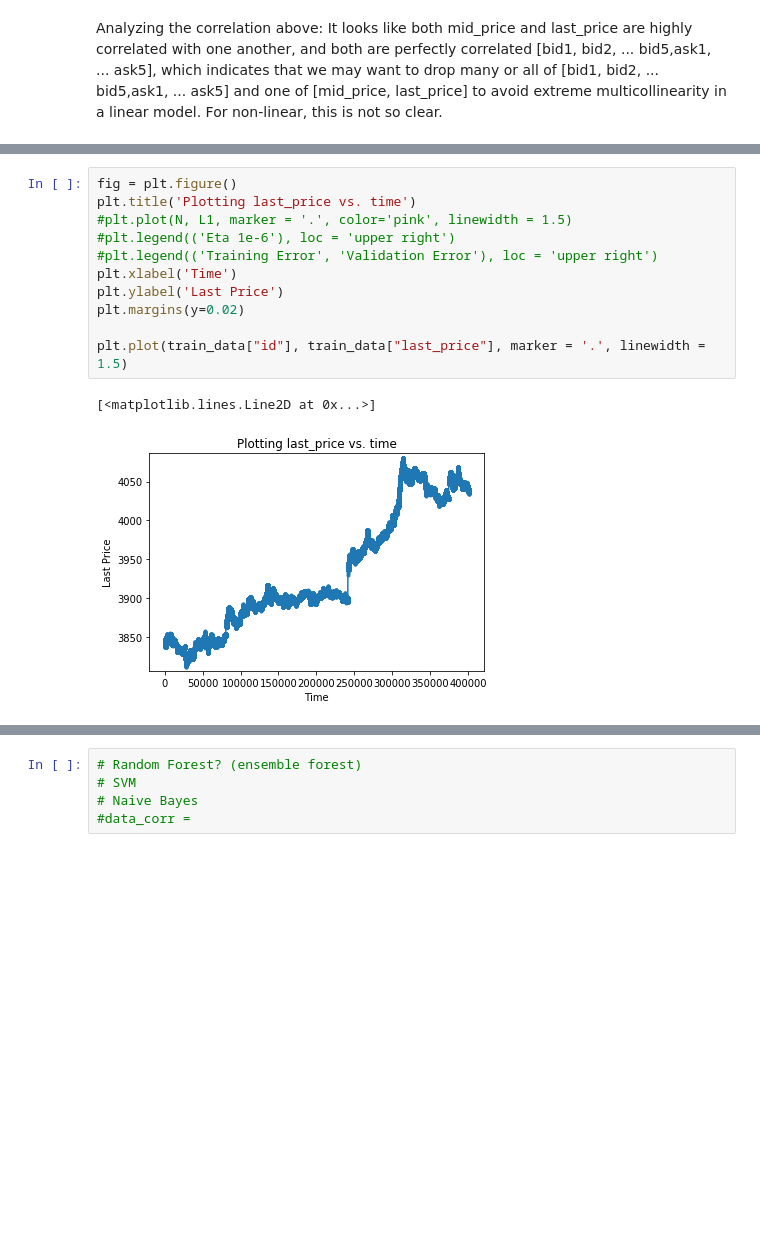
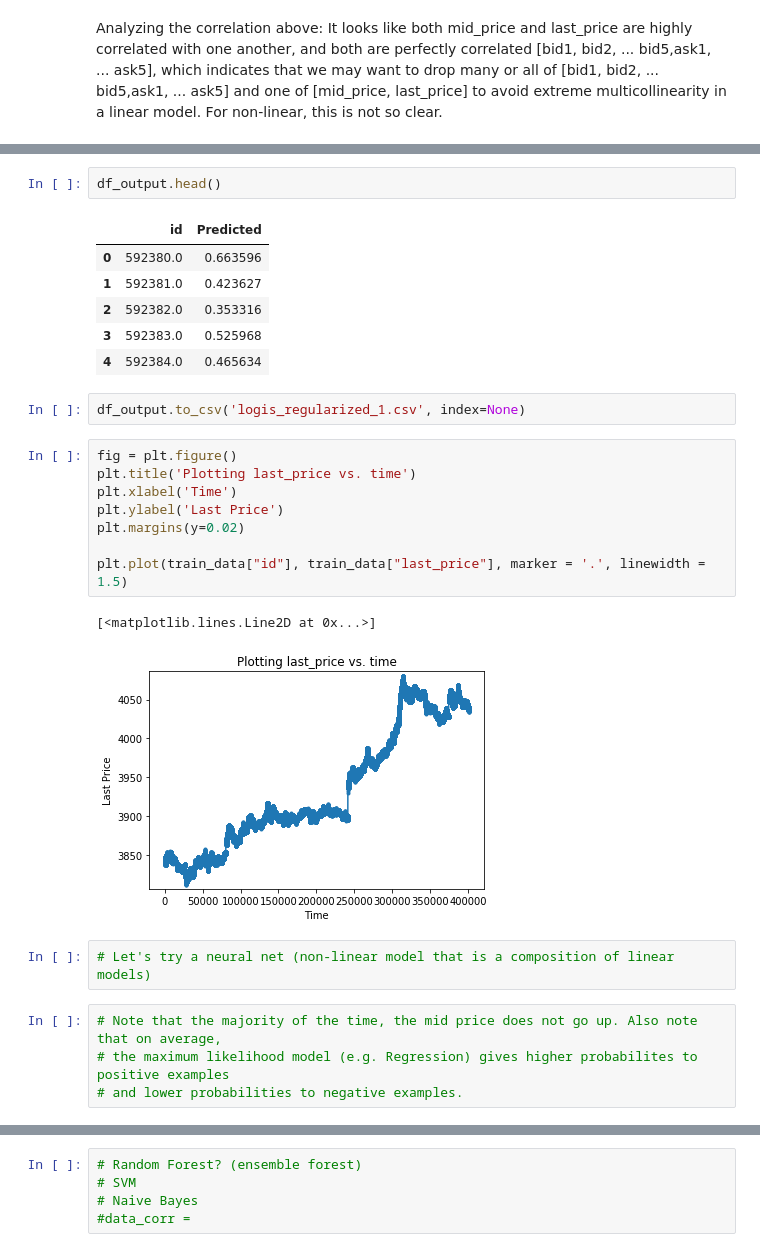
Before and after one commit to betzcats/cs155project1, a Jupyter notebook: MayaCode.ipynb, the cells around one changed output, grey strips where cells are left out. Saved outputs shown, nothing was run; the diff lists cells and outputs as text; blank space fills up the shorter version.

```diff
--- a/MayaCode.ipynb
+++ b/MayaCode.ipynb
@@ -55,9 +181,17 @@ to avoid extreme multicollinearity in a linear model. For non-linear, this is no
+# %%
+df_output.head()
+# %% [output]
+|  | id | Predicted |
+| 0 | 592380.0 | 0.663596 |
+| 1 | 592381.0 | 0.423627 |
+| 2 | 592382.0 | 0.353316 |
+| 3 | 592383.0 | 0.525968 |
+| 4 | 592384.0 | 0.465634 |
+# %%
+df_output.to_csv('logis_regularized_1.csv', index=None)
 # %%
 fig = plt.figure()
 plt.title('Plotting last_price vs. time')
-#plt.plot(N, L1, marker = '.', color='pink', linewidth = 1.5)
-#plt.legend(('Eta 1e-6'), loc = 'upper right')
-#plt.legend(('Training Error', 'Validation Error'), loc = 'upper right')
 plt.xlabel('Time')
 plt.ylabel('Last Price')
 plt.margins(y=0.02)
@@ -66,5 +200,11 @@ plt.plot(train_data["id"], train_data["last_price"], marker = '.', linewidth = 1
 # %% [output]
 [<matplotlib.lines.Line2D at 0x...>]
 [figure]
+# %%
+# Let's try a neural net (non-linear model that is a composition of linear models)
+# %%
+# Note that the majority of the time, the mid price does not go up. Also note that on average,
+# the maximum likelihood model (e.g. Regression) gives higher probabilites to positive examples
+# and lower probabilities to negative examples.
 # %%
 train_data.hist(figsize=(16, 20), bins=50, xlabelsize=8, ylabelsize=8);
```
Also changed, not shown: parts of 23 cells of this notebook, 1 other file.
